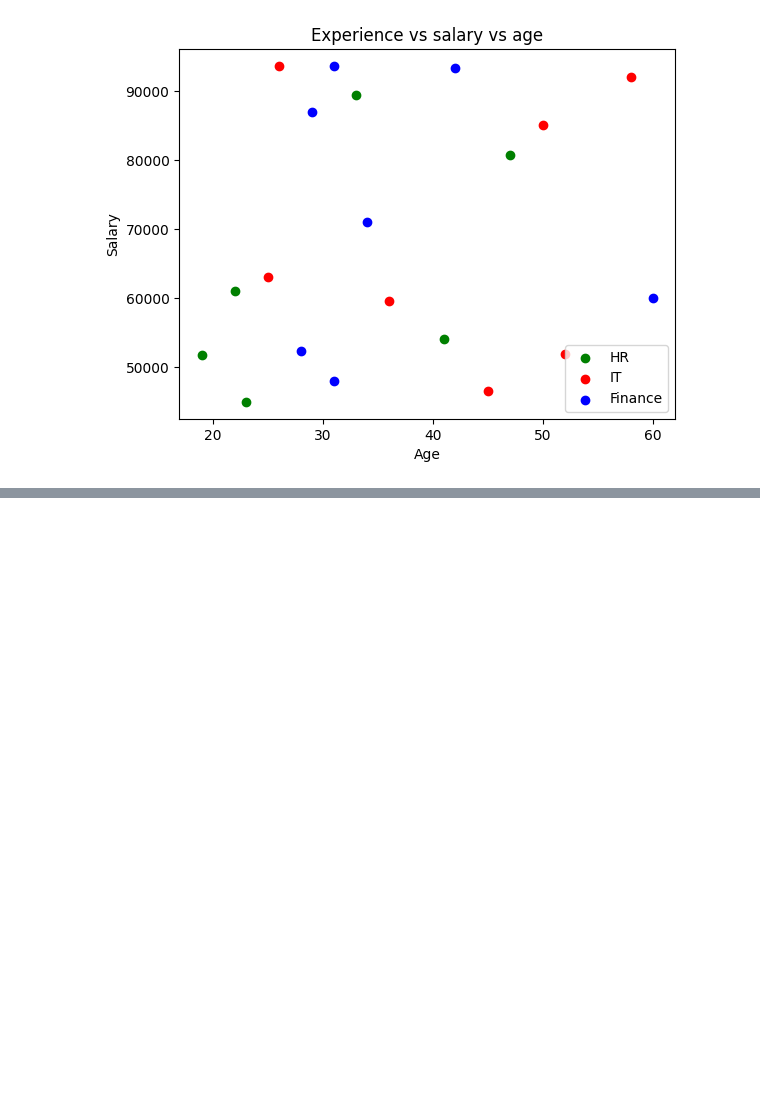
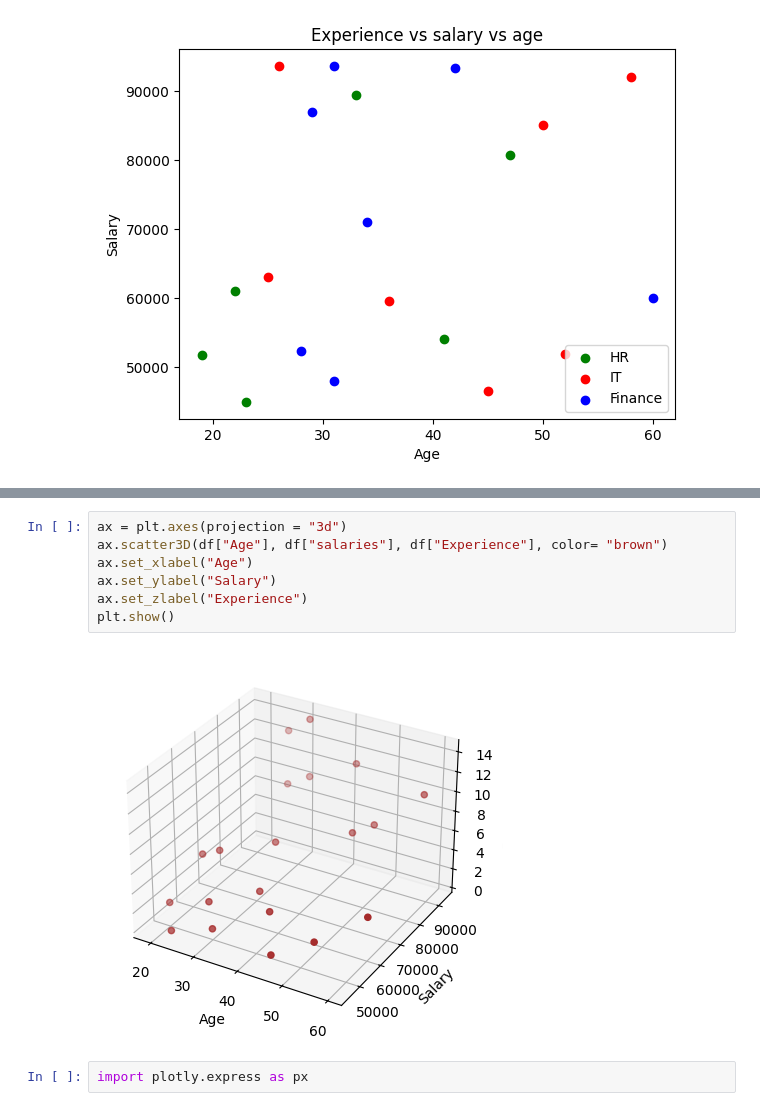
Before and after one commit to MohdAffan27/AI-Learning-Journey, a Jupyter notebook: 04_MATPLOTLIB/Matplotlib_Tutorial.ipynb, the cells around one changed output, grey strips where cells are left out. Drawn from its saved outputs; the diff is of its cells as text; blank space fills up the shorter version.

```diff
--- a/04_MATPLOTLIB/Matplotlib_Tutorial.ipynb
+++ b/04_MATPLOTLIB/Matplotlib_Tutorial.ipynb
@@ -425,0 +500,11 @@ plt.show()
+# %%
+ax = plt.axes(projection = "3d")
+ax.scatter3D(df["Age"], df["salaries"], df["Experience"], color= "brown")
+ax.set_xlabel("Age")
+ax.set_ylabel("Salary")
+ax.set_zlabel("Experience")
+plt.show()
+# %% [output]
+[figure, added]
+# %%
+import plotly.express as px
```
Also changed, not shown: parts of 9 cells of this notebook.
